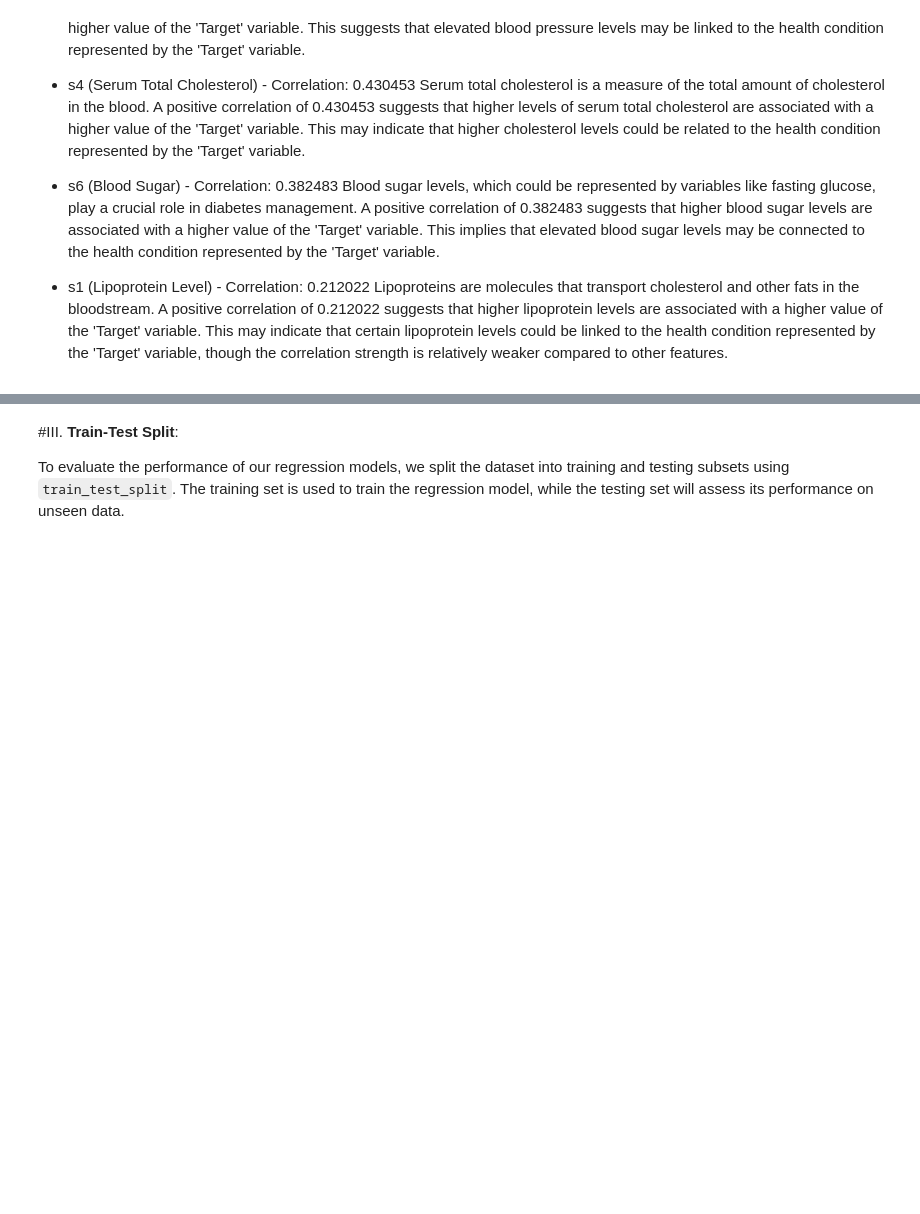
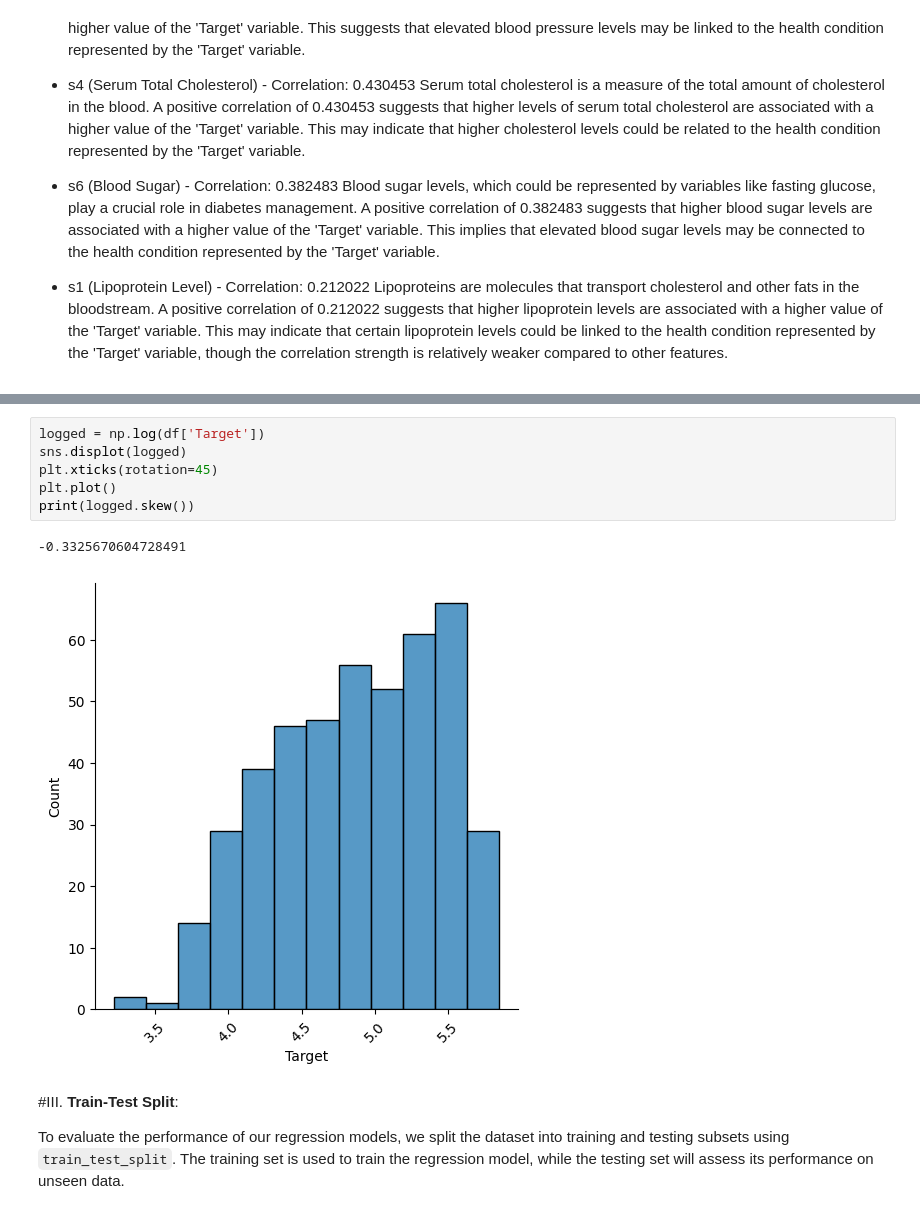
Before and after one commit to gmdeorozco/California-Housing-Prices-ML-Regression, a Jupyter notebook: Linear_Regression.ipynb, the cells around one changed output, grey strips where cells are left out. Drawn from its saved outputs; the diff is of its cells as text; blank space fills up the shorter version.

```diff
--- a/Linear_Regression.ipynb
+++ b/Linear_Regression.ipynb
@@ -148,3 +159,12 @@ Lipoproteins are molecules that transport cholesterol and other fats in the bloo
+# %%
+logged = np.log(df['Target'])
+sns.displot(logged)
+plt.xticks(rotation=45)
+plt.plot()
+print(logged.skew())
+# %% [output]
+-0.3325670604728491
+[figure, added]
 # %% [markdown]
 
 #III. **Train-Test Split**:
```
Also changed, not shown: parts of 2 cells of this notebook.
